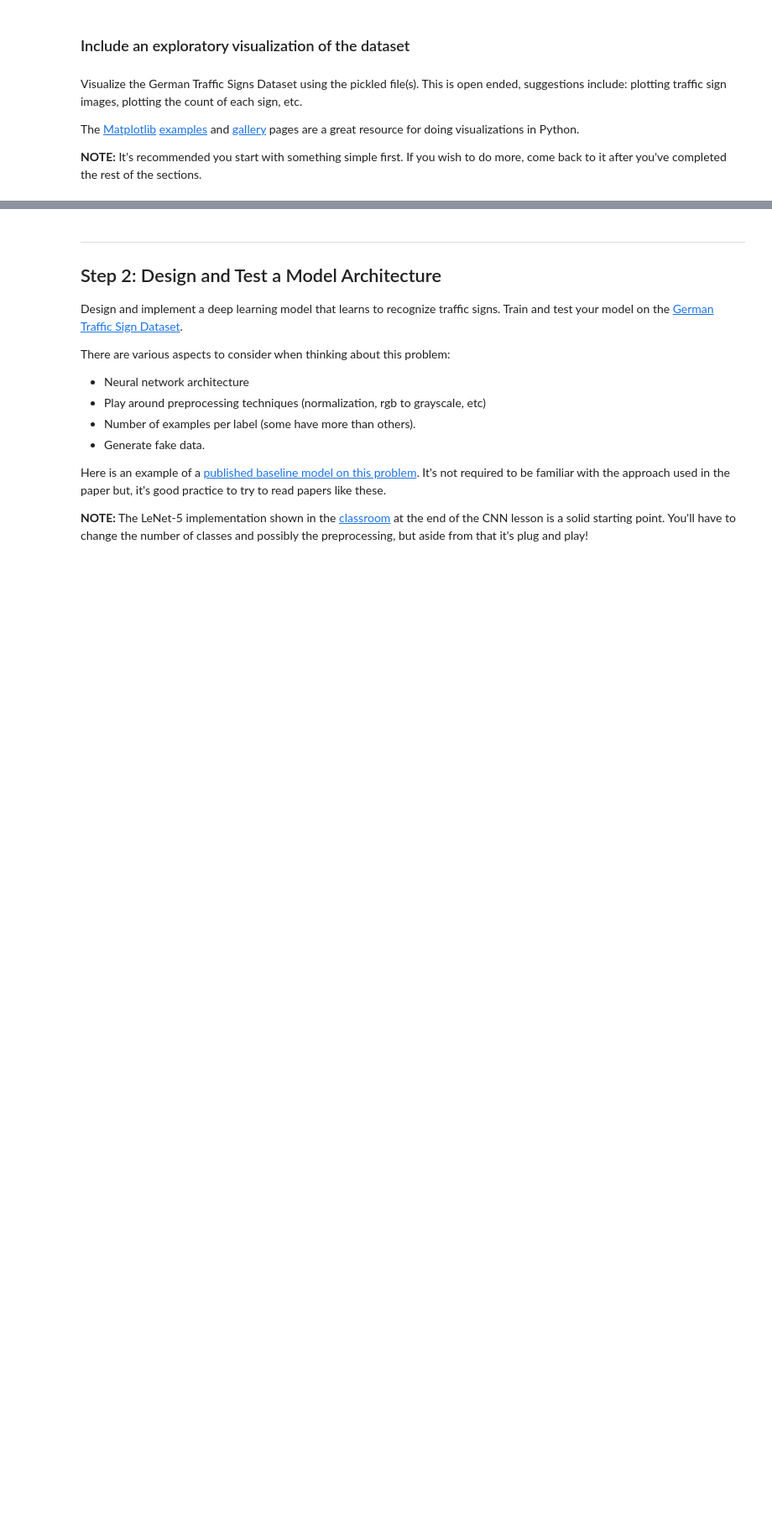
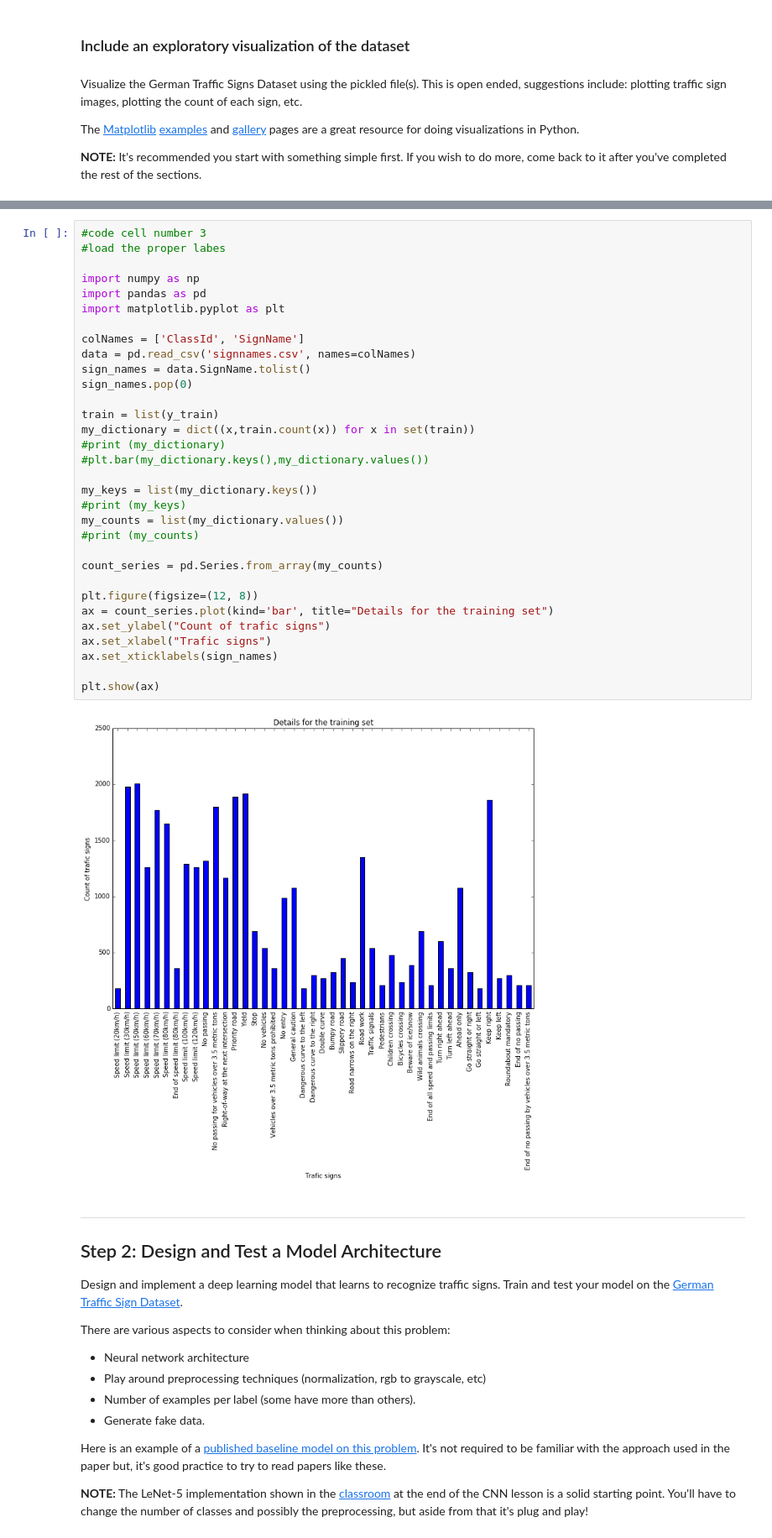
Before and after one commit to bogdan-marian/CarND-Traffic-Sign-Classifier-Project, a Jupyter notebook: Traffic_Sign_Classifier.ipynb, the cells around one changed output, grey strips where cells are left out. Shown at 84% size. Drawn from its saved outputs; the diff is of its cells as text; blank space fills up the shorter version.

```diff
--- a/Traffic_Sign_Classifier.ipynb
+++ b/Traffic_Sign_Classifier.ipynb
@@ -107,3 +110,37 @@ print(y_train[index])
+# %%
+#code cell number 3
+#load the proper labes
+
+import numpy as np
+import pandas as pd
+import matplotlib.pyplot as plt
+
+colNames = ['ClassId', 'SignName']
+data = pd.read_csv('signnames.csv', names=colNames)
+sign_names = data.SignName.tolist()
+sign_names.pop(0)
+
+train = list(y_train)
+my_dictionary = dict((x,train.count(x)) for x in set(train))
+#print (my_dictionary)
+#plt.bar(my_dictionary.keys(),my_dictionary.values())
+
+my_keys = list(my_dictionary.keys())
+#print (my_keys)
+my_counts = list(my_dictionary.values())
+#print (my_counts)
+
+count_series = pd.Series.from_array(my_counts)
+
+plt.figure(figsize=(12, 8))
+ax = count_series.plot(kind='bar', title="Details for the training set")
+ax.set_ylabel("Count of trafic signs")
+ax.set_xlabel("Trafic signs")
+ax.set_xticklabels(sign_names)
+
+plt.show(ax)
+# %% [output]
+[figure, added]
 # %% [markdown]
 ----
 
```
Also changed, not shown: parts of 20 cells of this notebook, 4 other files.
